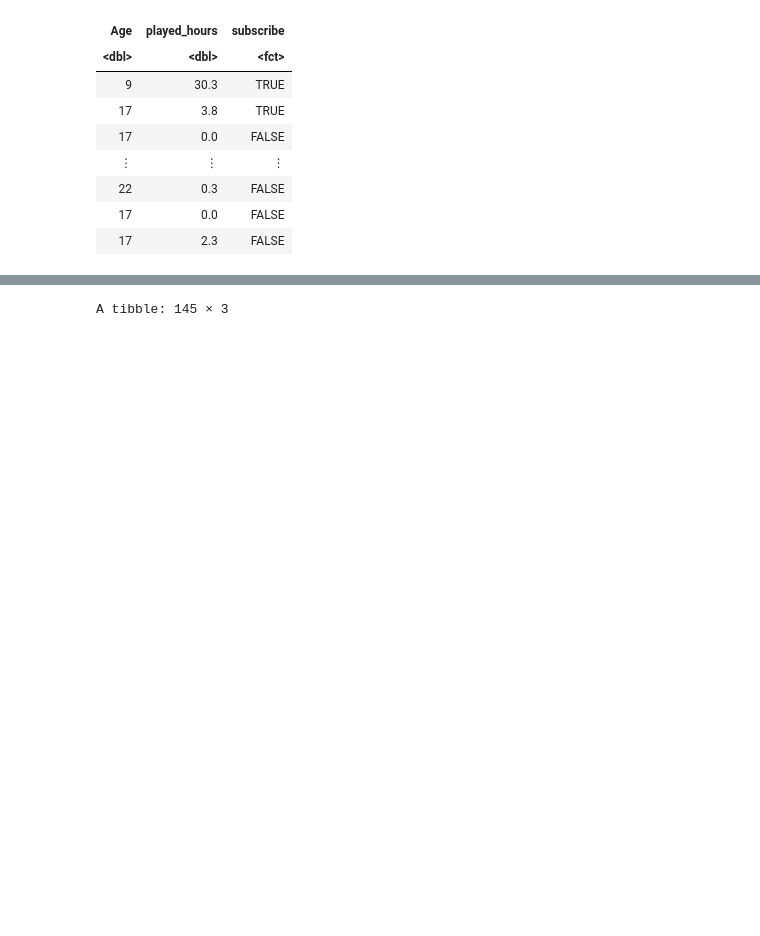
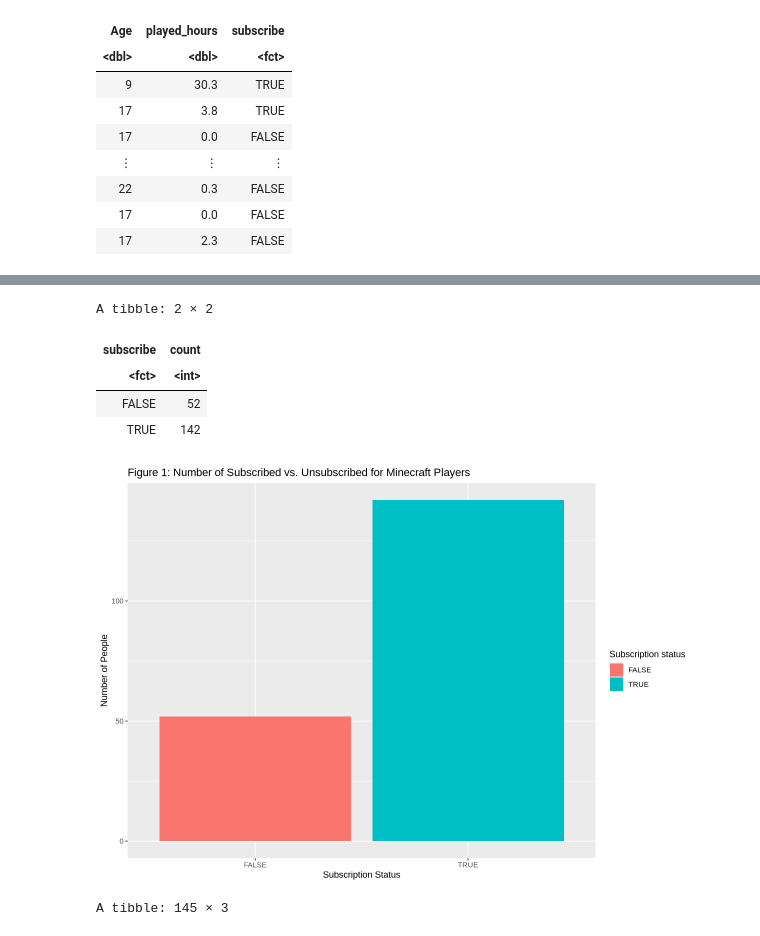
Before and after one commit to alicewj110/minecraft_pj, a Jupyter notebook: 2Final_Report.ipynb, the cells around one changed output, grey strips where cells are left out. Cells and saved outputs as stored; diff of their text form; code cells hidden in the pictures; blank space fills up the shorter version.

```diff
--- a/2Final_Report.ipynb
+++ b/2Final_Report.ipynb
@@ -110,3 +128,26 @@ A tibble: 194 × 3
+# %%
+# Visualization comparing subscribers to non-subscribers.
+# Note: this visualization may be of use when analyzing the effectiveness of our algorithm, as the discrepancy between the number of
+# non-subscribed vs. subscribed participants can influence how the algorithm classifies new observations, in turn affecting
+# measures such as Precision and Recall.
+
+sub_to_non_sub <- players_data |>
+    group_by(subscribe) |>
+    summarize(count = n())
+
+sub_to_non_sub_plot <- ggplot(sub_to_non_sub, aes(x=subscribe, y=count))+
+    geom_bar(aes(fill=subscribe), stat="identity")+
+    labs(x="Subscription Status", y="Number of People", fill="Subscription status", title="Figure 1: Number of Subscribed vs. Unsubscribed for Minecraft Players")
+
+sub_to_non_sub
+sub_to_non_sub_plot
+# %% [output]
+A tibble: 2 × 2
+| subscribe | count |
+| <fct> | <int> |
+| FALSE | 52 |
+| TRUE | 142 |
+[figure, added]
 # %%
 # Splitting the players data into a training and testing set with a ratio of 75:25, stratifying for the "subscribe" column
 set.seed(1234)
```
Also changed, not shown: parts of 15 cells of this notebook.
